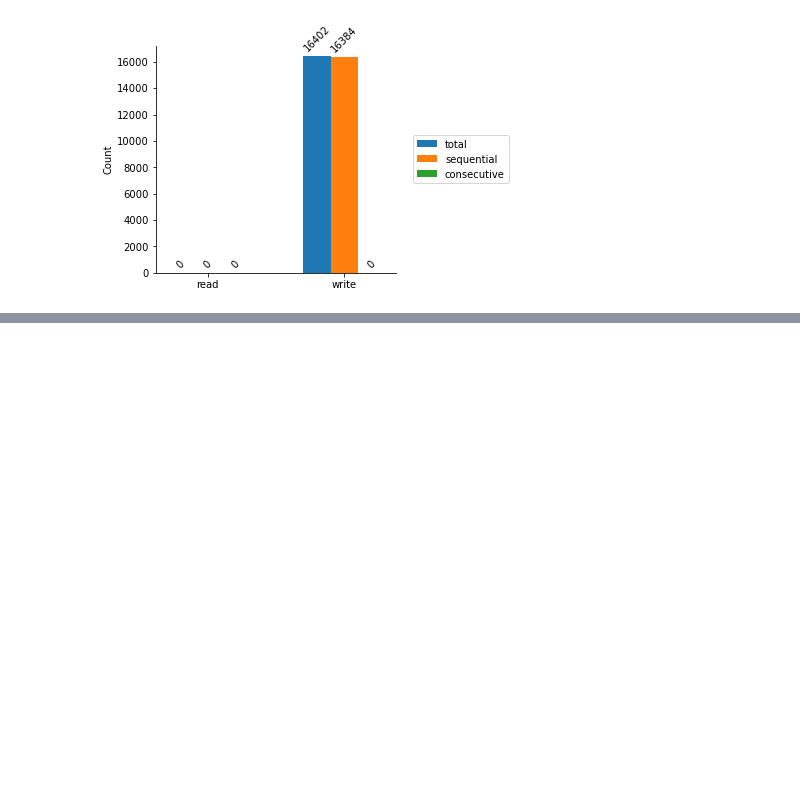
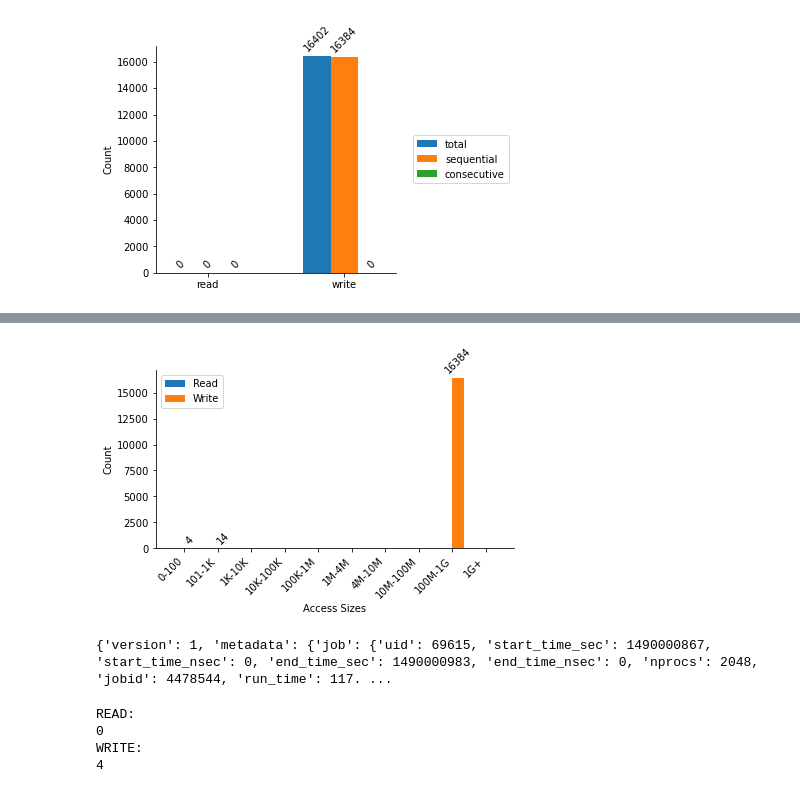
Before and after one commit to darshan-hpc/darshan, a Jupyter notebook: darshan-util/pydarshan/darshan/examples/multi-log-scratchpad.ipynb, the cells around one changed output, grey strips where cells are left out. Drawn from its saved outputs; the diff is of its cells as text; code cells hidden in the pictures; blank space fills up the shorter version.

```diff
--- a/darshan-util/pydarshan/darshan/examples/multi-log-scratchpad.ipynb
+++ b/darshan-util/pydarshan/darshan/examples/multi-log-scratchpad.ipynb
@@ -242,0 +251,47 @@ plot_posix_access_pattern(acc.summary_record)
+# %%
+from darshan.experimental.plots import plot_access_histogram
+posix_recs = report.records['POSIX'].to_df()
+acc_MPIIO = accumulate_records(posix_recs, "POSIX", report.metadata['job']['nprocs'])
+plot_access_histogram(acc_MPIIO.summary_record, "POSIX")
+# %% [output]
+[figure, added]
+# %%
+# print(report.mod_agg_iohist, end="\n\n")
+# print(report.records, end="\n\n")
+# print(report.summary, end="\n\n")
+# print(dir(report.summary), end="\n\n")
+# print(dir(report.mod_agg_iohist), end="\n\n")
+print(report.data)
+# %% [output]
+{'version': 1, 'metadata': {'job': {'uid': 69615, 'start_time_sec': 1490000867, 'start_time_nsec': 0, 'end_time_sec': 1490000983, 'end_time_nsec': 0, 'nprocs': 2048, 'jobid': 4478544, 'run_time': 117. ...
+# %%
+from darshan.experimental.plots import plot_access_histogram
+posix_recs = report.records['MPI-IO'].to_df()
+acc_MPIIO = accumulate_records(posix_recs, "MPI-IO", report.metadata['job']['nprocs'])
+print("READ:")
+print(acc_MPIIO.summary_record['counters']['MPIIO_SIZE_READ_AGG_0_100'][0])
+# print(acc_MPIIO.summary_record['counters']['MPIIO_SIZE_READ_AGG_100_1K'][0])
+# print(acc_MPIIO.summary_record['counters']['MPIIO_SIZE_READ_AGG_1K_10K'][0])
+# print(acc_MPIIO.summary_record['counters']['MPIIO_SIZE_READ_AGG_10K_100K'][0])
+# print(acc_MPIIO.summary_record['counters']['MPIIO_SIZE_READ_AGG_100K_1M'][0])
+# print(acc_MPIIO.summary_record['counters']['MPIIO_SIZE_READ_AGG_1M_4M'][0])
+# print(acc_MPIIO.summary_record['counters']['MPIIO_SIZE_READ_AGG_4M_10M'][0])
+# print(acc_MPIIO.summary_record['counters']['MPIIO_SIZE_READ_AGG_10M_100M'][0])
+# print(acc_MPIIO.summary_record['counters']['MPIIO_SIZE_READ_AGG_100M_1G'][0])
+# print(acc_MPIIO.summary_record['counters']['MPIIO_SIZE_READ_AGG_1G_PLUS'][0])
+print("WRITE:")
+print(acc_MPIIO.summary_record['counters']['MPIIO_SIZE_WRITE_AGG_0_100'][0])
+# print(acc_MPIIO.summary_record['counters']['MPIIO_SIZE_WRITE_AGG_100_1K'][0])
+# print(acc_MPIIO.summary_record['counters']['MPIIO_SIZE_WRITE_AGG_1K_10K'][0])
+# print(acc_MPIIO.summary_record['counters']['MPIIO_SIZE_WRITE_AGG_10K_100K'][0])
+# print(acc_MPIIO.summary_record['counters']['MPIIO_SIZE_WRITE_AGG_100K_1M'][0])
+# print(acc_MPIIO.summary_record['counters']['MPIIO_SIZE_WRITE_AGG_1M_4M'][0])
+# print(acc_MPIIO.summary_record['counters']['MPIIO_SIZE_WRITE_AGG_4M_10M'][0])
+# print(acc_MPIIO.summary_record['counters']['MPIIO_SIZE_WRITE_AGG_10M_100M'][0])
+# print(acc_MPIIO.summary_record['counters']['MPIIO_SIZE_WRITE_AGG_100M_1G'][0])
+# print(acc_MPIIO.summary_record['counters']['MPIIO_SIZE_WRITE_AGG_1G_PLUS'][0])
+# %% [output]
+READ:
+0
+WRITE:
+4
```
Also changed, not shown: parts of 17 cells of this notebook.
